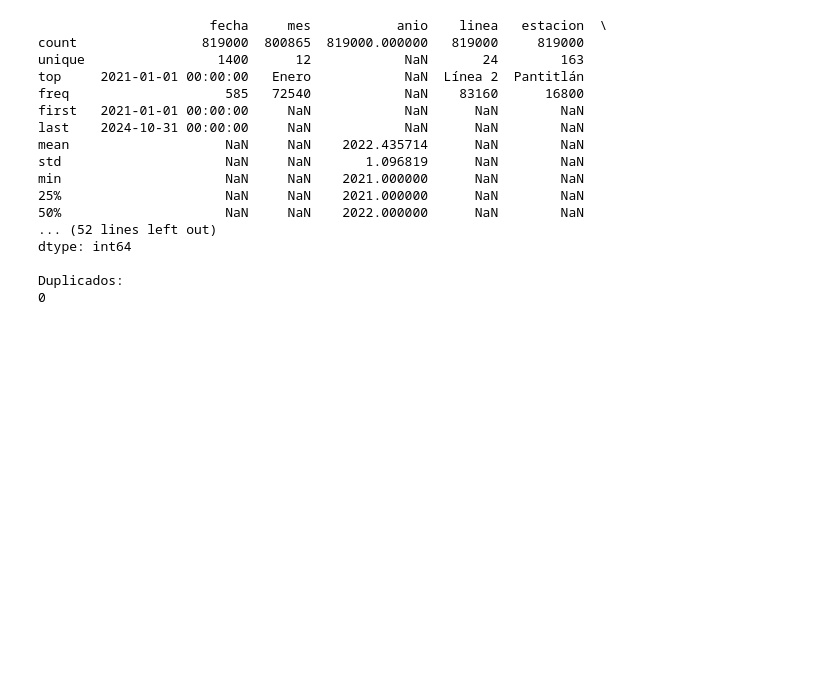
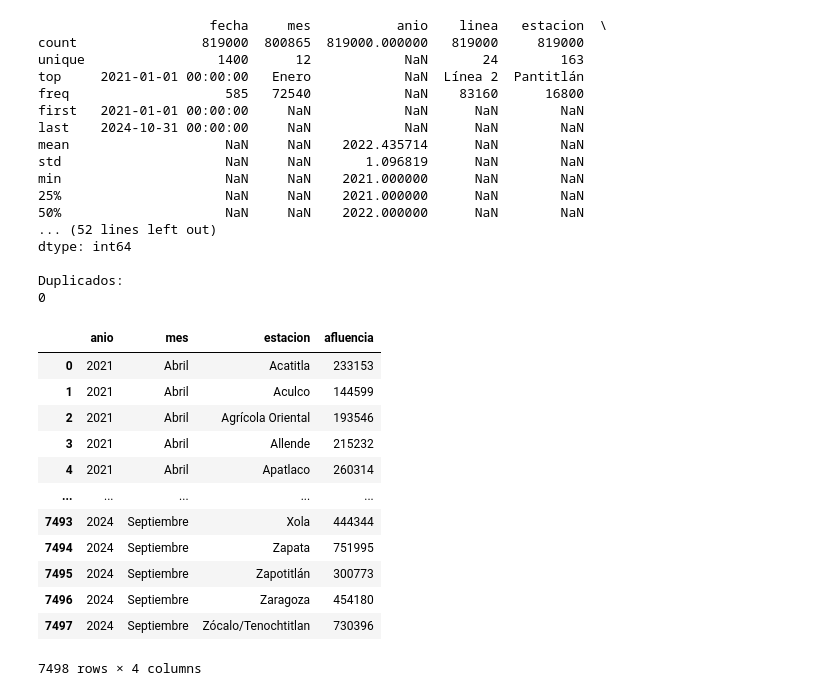
Before and after one commit to hukitan/TT_render, a Jupyter notebook: notebooks/EDA.ipynb, the cells around one changed output. Cells and saved outputs as stored; diff of their text form; code cells hidden in the pictures; blank space fills up the shorter version.

Commit message:
Se terminan los graficos minimos requeridos para el proyecto

```diff
--- a/notebooks/EDA.ipynb
+++ b/notebooks/EDA.ipynb
@@ -45,10 +45,44 @@ dtype: int64
 
 Duplicados:
 0
+# %%
+#Generamos una funcion para corregir los nombres de las lineas
+def fix_linea(dato):
+    """La funcion lee las lineas y corrgie los casos donde hay un acento para unificarlo en modalidad sin acentos"""
+    if dato == "Línea 1":
+        return "Linea 1"
+    elif dato == "Línea 2":
+        return "Linea 2"
+    elif dato == "Línea 3":
+        return "Linea 3"
+    elif dato == "Línea 4":
+        return "Linea 4"
+    elif dato == "Línea 5":
+        return "Linea 5"
+    elif dato == "Línea 6":
+        return "Linea 6"
+    elif dato == "Línea 7":
+        return "Linea 7"
+    elif dato == "Línea 8":
+        return "Linea 8"
+    elif dato == "Línea 9":
+        return "Linea 9"
+    elif dato == "Línea A":
+        return "Linea A"
+    elif dato == "Línea B":
+        return "Linea B"
+    elif dato == "Línea 12":
+        return "Linea 12"
+    else:
+        return dato
+
+
+aflue["linea"] = aflue["linea"].apply(fix_linea)
 # %%
 #Diseñamos una formula para rellenar los datos perdidos de la columna mes
 
 def fill_mes(dato):
+    """La funcion recibe un numero de mes y devuelve el nombre del mes"""
     if dato == 12:
         return "Diciembre"
     elif dato == 11:
@@ -87 +123,22 @@ fig.show()  # crear gráfico de dispersión
 #fig.show()  # crear gráfico de dispersión
+# %%
+pago = aflue[(aflue["tipo_pago"] == "Prepago") | (aflue["tipo_pago"] == "Boleto")].pivot_table(
+    index=["anio", "mes", "estacion"], values="afluencia", aggfunc="sum").reset_index()
+grati = aflue[aflue["tipo_pago"] == "Gratuidad"].pivot_table(
+    index=["anio", "mes", "estacion"], values="afluencia", aggfunc="sum").reset_index()
+# %%
+pago
+# %% [output]
+|  | anio | mes | estacion | afluencia |
+| 0 | 2021 | Abril | Acatitla | 233153 |
+| 1 | 2021 | Abril | Aculco | 144599 |
+| 2 | 2021 | Abril | Agrícola Oriental | 193546 |
+| 3 | 2021 | Abril | Allende | 215232 |
+| 4 | 2021 | Abril | Apatlaco | 260314 |
+| ... | ... | ... | ... | ... |
+| 7493 | 2024 | Septiembre | Xola | 444344 |
+| 7494 | 2024 | Septiembre | Zapata | 751995 |
+| 7495 | 2024 | Septiembre | Zapotitlán | 300773 |
+| 7496 | 2024 | Septiembre | Zaragoza | 454180 |
+| 7497 | 2024 | Septiembre | Zócalo/Tenochtitlan | 730396 |
+7498 rows × 4 columns
```
Also changed, not shown: parts of 5 cells of this notebook.
